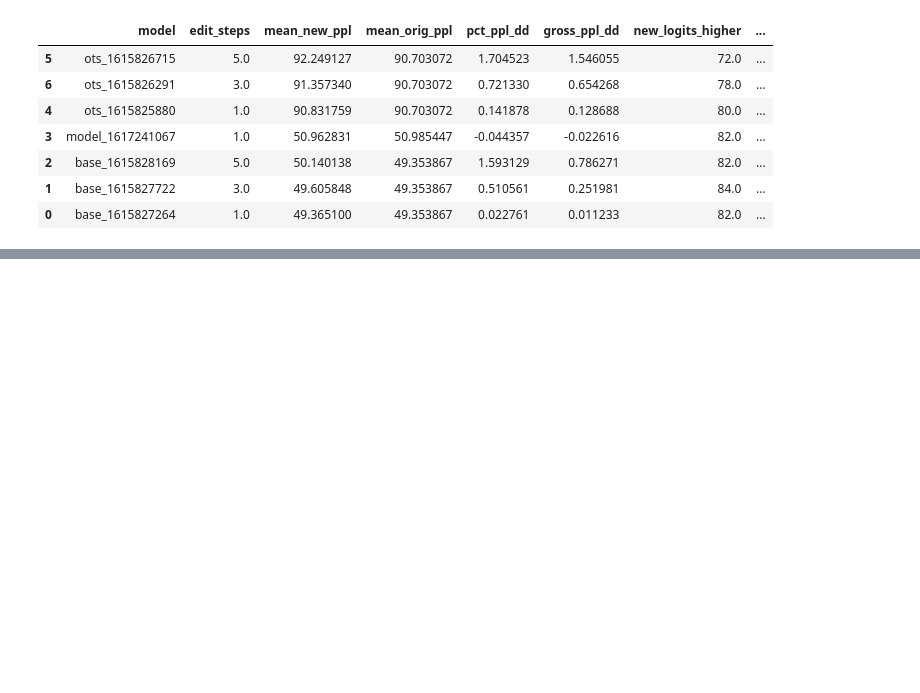
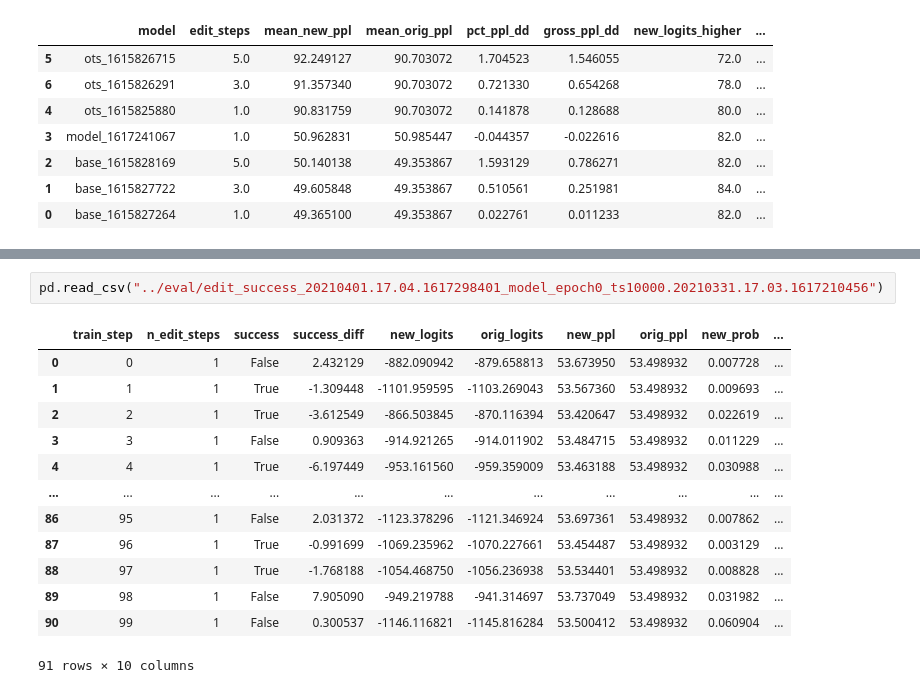
Before and after one commit to spencerbraun/editable_nlp, a Jupyter notebook: eval/Model_Comparisons.ipynb, the cells around one changed output, grey strips where cells are left out. Saved outputs shown, nothing was run; the diff lists cells and outputs as text; blank space fills up the shorter version.

```diff
--- a/eval/Model_Comparisons.ipynb
+++ b/eval/Model_Comparisons.ipynb
@@ -627,0 +631,16 @@ Success Metrics
+# %%
+pd.read_csv("../eval/edit_success_20210401.17.04.1617298401_model_epoch0_ts10000.20210331.17.03.1617210456")
+# %% [output]
+|  | train_step | n_edit_steps | success | success_diff | new_logits | orig_logits | new_ppl | orig_ppl | new_prob | ... |
+| 0 | 0 | 1 | False | 2.432129 | -882.090942 | -879.658813 | 53.673950 | 53.498932 | 0.007728 | ... |
+| 1 | 1 | 1 | True | -1.309448 | -1101.959595 | -1103.269043 | 53.567360 | 53.498932 | 0.009693 | ... |
+| 2 | 2 | 1 | True | -3.612549 | -866.503845 | -870.116394 | 53.420647 | 53.498932 | 0.022619 | ... |
+| 3 | 3 | 1 | False | 0.909363 | -914.921265 | -914.011902 | 53.484715 | 53.498932 | 0.011229 | ... |
+| 4 | 4 | 1 | True | -6.197449 | -953.161560 | -959.359009 | 53.463188 | 53.498932 | 0.030988 | ... |
+| ... | ... | ... | ... | ... | ... | ... | ... | ... | ... | ... |
+| 86 | 95 | 1 | False | 2.031372 | -1123.378296 | -1121.346924 | 53.697361 | 53.498932 | 0.007862 | ... |
+| 87 | 96 | 1 | True | -0.991699 | -1069.235962 | -1070.227661 | 53.454487 | 53.498932 | 0.003129 | ... |
+| 88 | 97 | 1 | True | -1.768188 | -1054.468750 | -1056.236938 | 53.534401 | 53.498932 | 0.008828 | ... |
+| 89 | 98 | 1 | False | 7.905090 | -949.219788 | -941.314697 | 53.737049 | 53.498932 | 0.031982 | ... |
+| 90 | 99 | 1 | False | 0.300537 | -1146.116821 | -1145.816284 | 53.500412 | 53.498932 | 0.060904 | ... |
+91 rows × 10 columns
```
Also changed, not shown: parts of 2 cells of this notebook, 9 other files.
